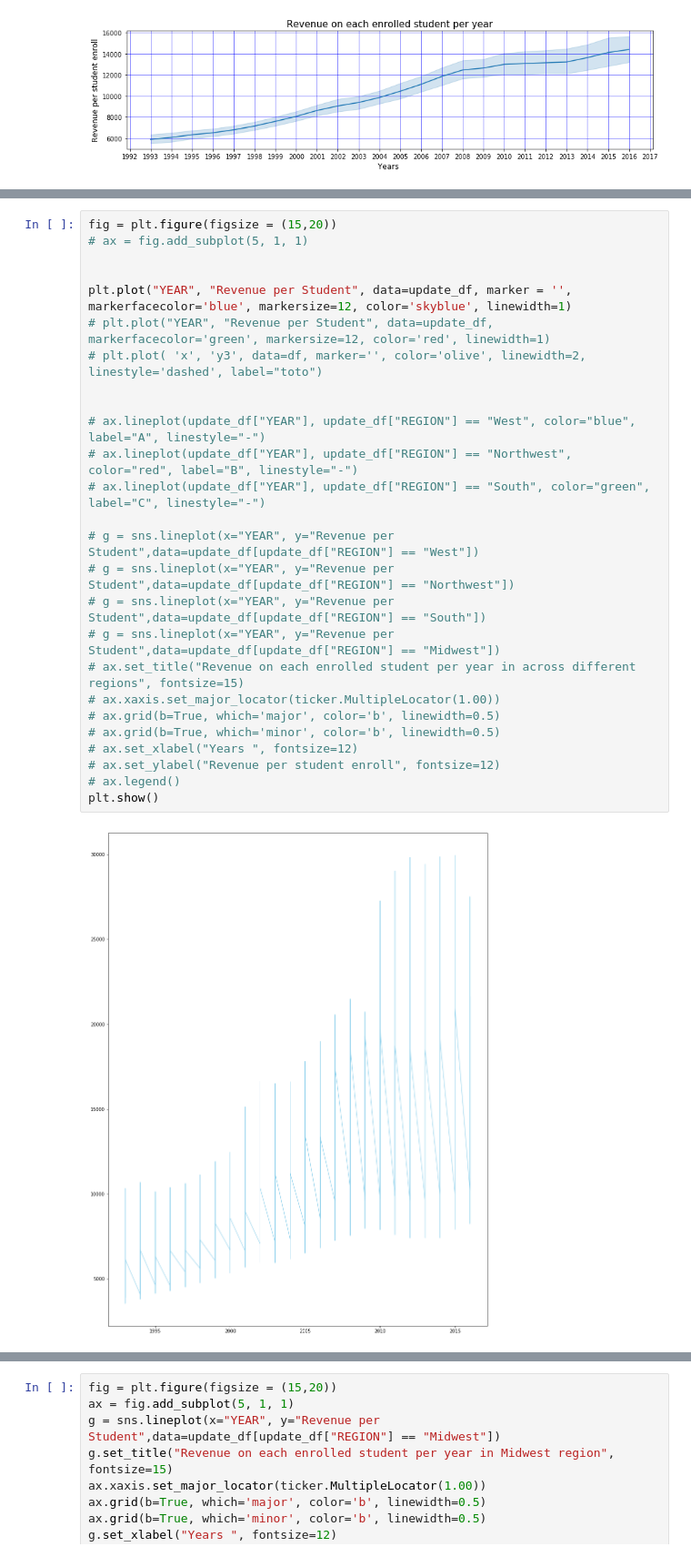
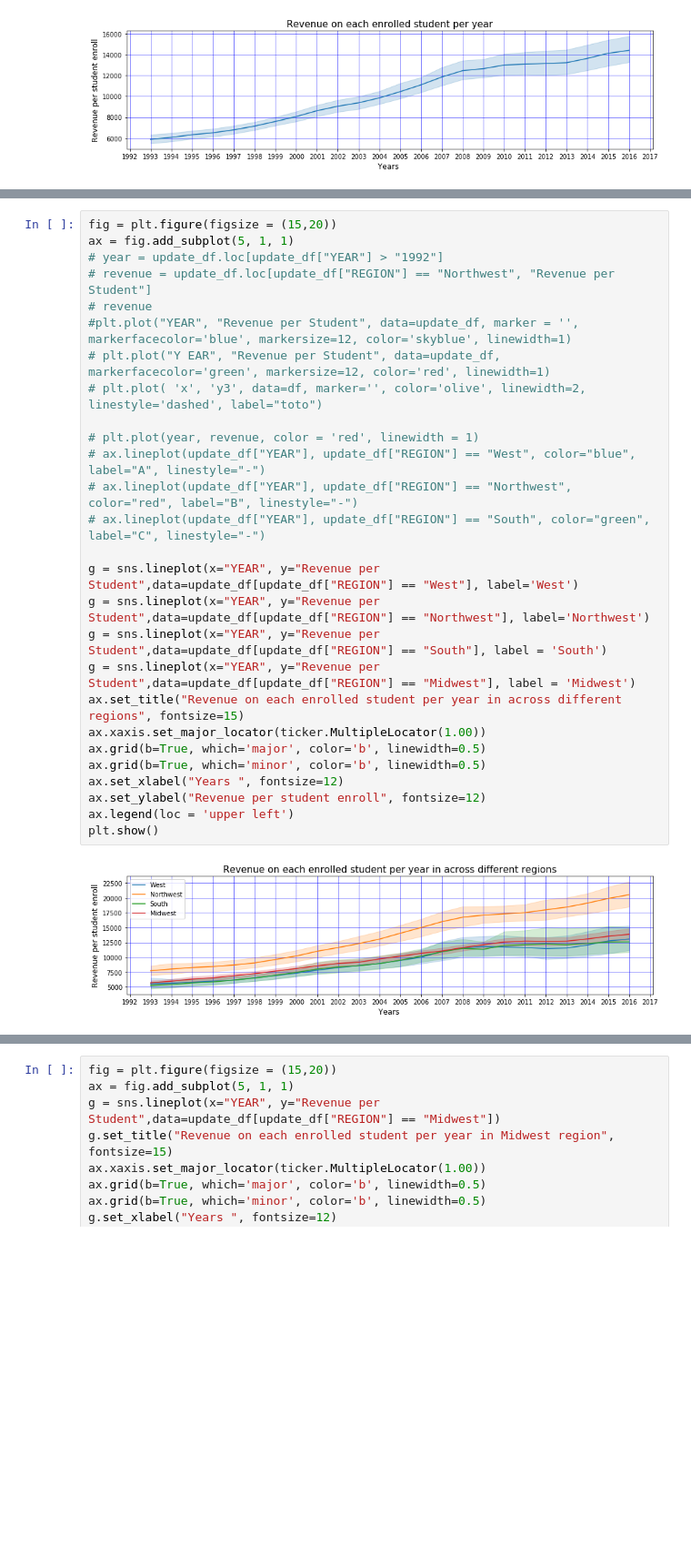
Before and after one commit to Aritra23/bootcamp-project, a Jupyter notebook: Project_Aritra_Copy.ipynb, the cells around one changed output, grey strips where cells are left out. Shown at 91% size. Drawn from its saved outputs; the diff is of its cells as text; blank space fills up the shorter version.

```diff
--- a/Project_Aritra_Copy.ipynb
+++ b/Project_Aritra_Copy.ipynb
@@ -292,31 +292,32 @@ plt.show()
 # %%
 fig = plt.figure(figsize = (15,20))
-# ax = fig.add_subplot(5, 1, 1)
-
-
-plt.plot("YEAR", "Revenue per Student", data=update_df, marker = '', markerfacecolor='blue', markersize=12, color='skyblue', linewidth=1)
-# plt.plot("YEAR", "Revenue per Student", data=update_df, markerfacecolor='green', markersize=12, color='red', linewidth=1)
+ax = fig.add_subplot(5, 1, 1)
+# year = update_df.loc[update_df["YEAR"] > "1992"]
+# revenue = update_df.loc[update_df["REGION"] == "Northwest", "Revenue per Student"]
+# revenue
+#plt.plot("YEAR", "Revenue per Student", data=update_df, marker = '', markerfacecolor='blue', markersize=12, color='skyblue', linewidth=1)
+# plt.plot("Y EAR", "Revenue per Student", data=update_df, markerfacecolor='green', markersize=12, color='red', linewidth=1)
 # plt.plot( 'x', 'y3', data=df, marker='', color='olive', linewidth=2, linestyle='dashed', label="toto")
 
-
+# plt.plot(year, revenue, color = 'red', linewidth = 1)
 # ax.lineplot(update_df["YEAR"], update_df["REGION"] == "West", color="blue", label="A", linestyle="-")
 # ax.lineplot(update_df["YEAR"], update_df["REGION"] == "Northwest", color="red", label="B", linestyle="-")
 # ax.lineplot(update_df["YEAR"], update_df["REGION"] == "South", color="green", label="C", linestyle="-")
 
-# g = sns.lineplot(x="YEAR", y="Revenue per Student",data=update_df[update_df["REGION"] == "West"])
-# g = sns.lineplot(x="YEAR", y="Revenue per Student",data=update_df[update_df["REGION"] == "Northwest"])
-# g = sns.lineplot(x="YEAR", y="Revenue per Student",data=update_df[update_df["REGION"] == "South"])
-# g = sns.lineplot(x="YEAR", y="Revenue per Student",data=update_df[update_df["REGION"] == "Midwest"])
-# ax.set_title("Revenue on each enrolled student per year in across different regions", fontsize=15)
-# ax.xaxis.set_major_locator(ticker.MultipleLocator(1.00))
-# ax.grid(b=True, which='major', color='b', linewidth=0.5)
-# ax.grid(b=True, which='minor', color='b', linewidth=0.5)
-# ax.set_xlabel("Years ", fontsize=12)
-# ax.set_ylabel("Revenue per student enroll", fontsize=12)
-# ax.legend()
+g = sns.lineplot(x="YEAR", y="Revenue per Student",data=update_df[update_df["REGION"] == "West"], label='West')
+g = sns.lineplot(x="YEAR", y="Revenue per Student",data=update_df[update_df["REGION"] == "Northwest"], label='Northwest')
+g = sns.lineplot(x="YEAR", y="Revenue per Student",data=update_df[update_df["REGION"] == "South"], label = 'South')
+g = sns.lineplot(x="YEAR", y="Revenue per Student",data=update_df[update_df["REGION"] == "Midwest"], label = 'Midwest')
+ax.set_title("Revenue on each enrolled student per year in across different regions", fontsize=15)
+ax.xaxis.set_major_locator(ticker.MultipleLocator(1.00))
+ax.grid(b=True, which='major', color='b', linewidth=0.5)
+ax.grid(b=True, which='minor', color='b', linewidth=0.5)
+ax.set_xlabel("Years ", fontsize=12)
+ax.set_ylabel("Revenue per student enroll", fontsize=12)
+ax.legend(loc = 'upper left')
 plt.show()
 # %% [output]
-[figure, old version]
+[figure, new version]
 # %%
 fig = plt.figure(figsize = (15,20))
 ax = fig.add_subplot(5, 1, 1)
```
Also changed, not shown: parts of 3 cells of this notebook.
